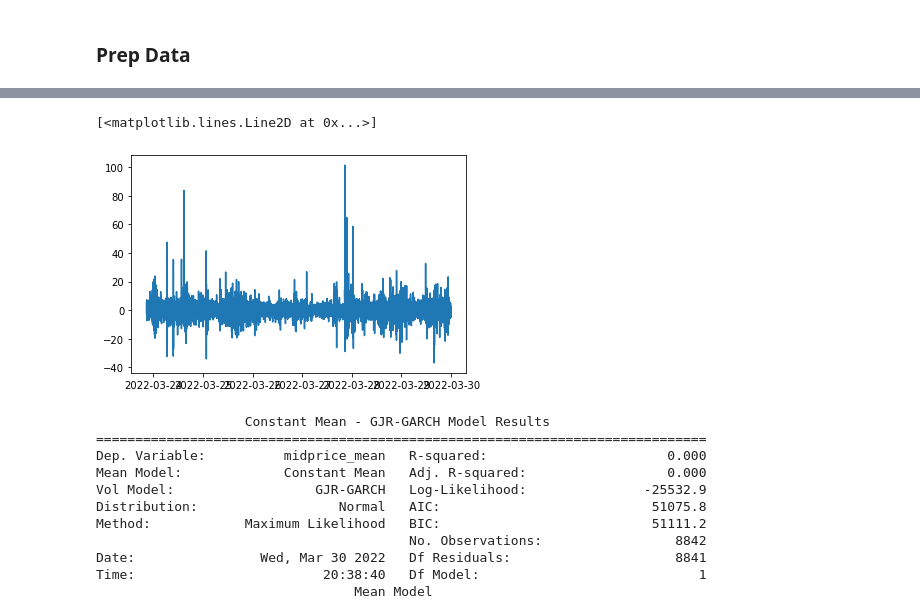
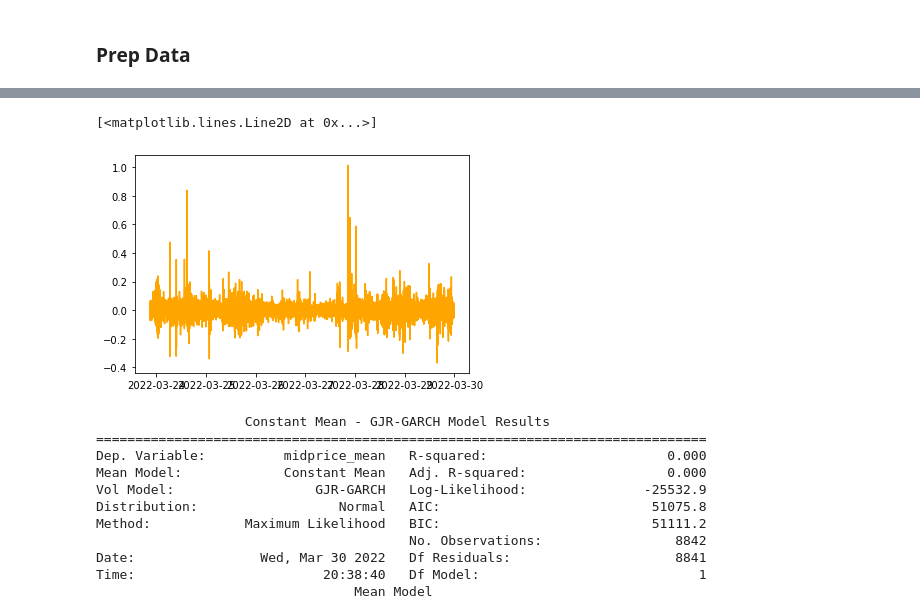
Before and after one commit to jasonbohne123/ARC_Model, a Jupyter notebook: arch.ipynb, the cells around one changed output, grey strips where cells are left out. Saved outputs shown, nothing was run; the diff lists cells and outputs as text; code cells hidden in the pictures.

```diff
--- a/arch.ipynb
+++ b/arch.ipynb
@@ -69,8 +73,8 @@ high_freq
 # %%
-plt.plot(10000 * high_freq['midprice_mean'].pct_change().dropna())
+plt.plot(100 * high_freq['midprice_mean'].pct_change().dropna(),color='orange')
 # %% [output]
 [<matplotlib.lines.Line2D at 0x...>]
-[figure, old version]
+[figure, new version]
 # %%
 returns = 10000 * high_freq['midprice_mean'].pct_change().dropna() # scaling for MLE Convergence
 am = arch_model(returns, p=1, o=1, q=1)
```
Also changed, not shown: parts of 3 cells of this notebook.
